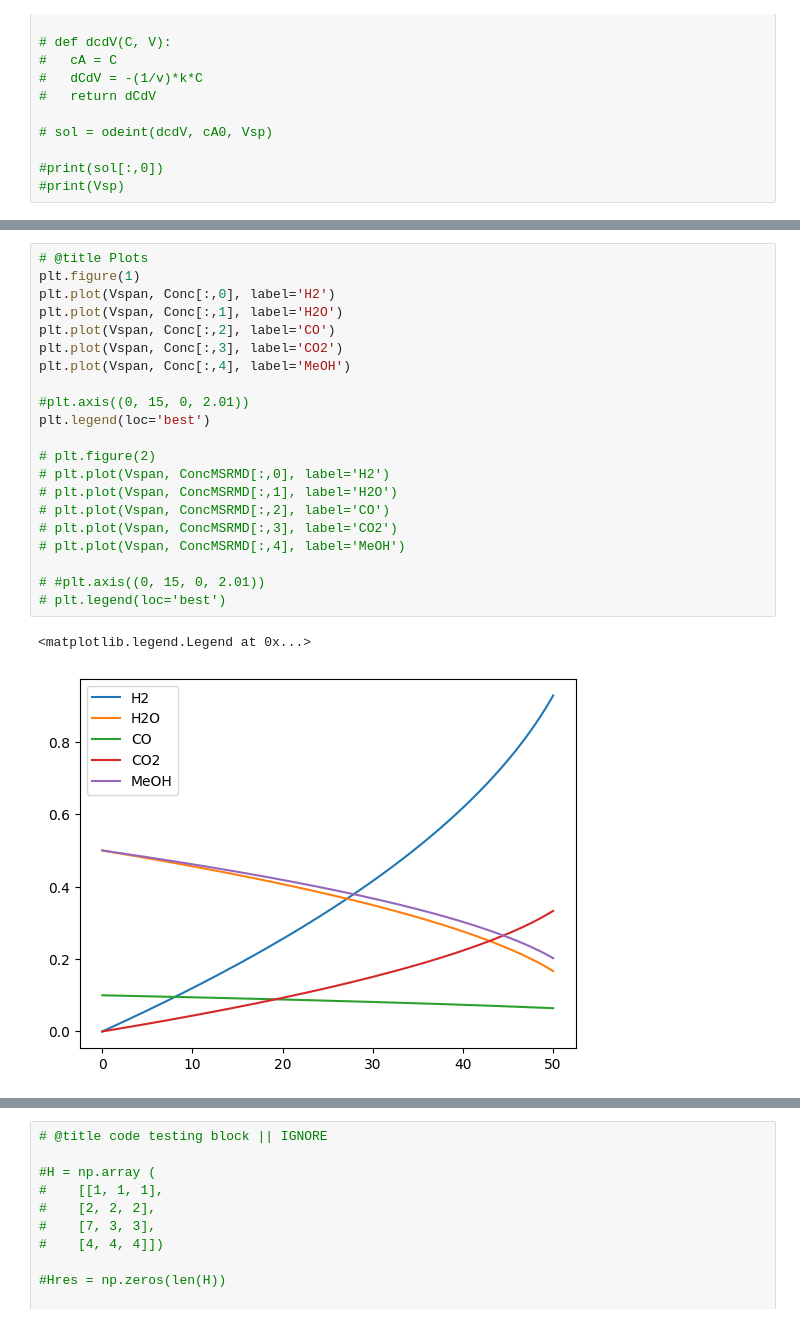
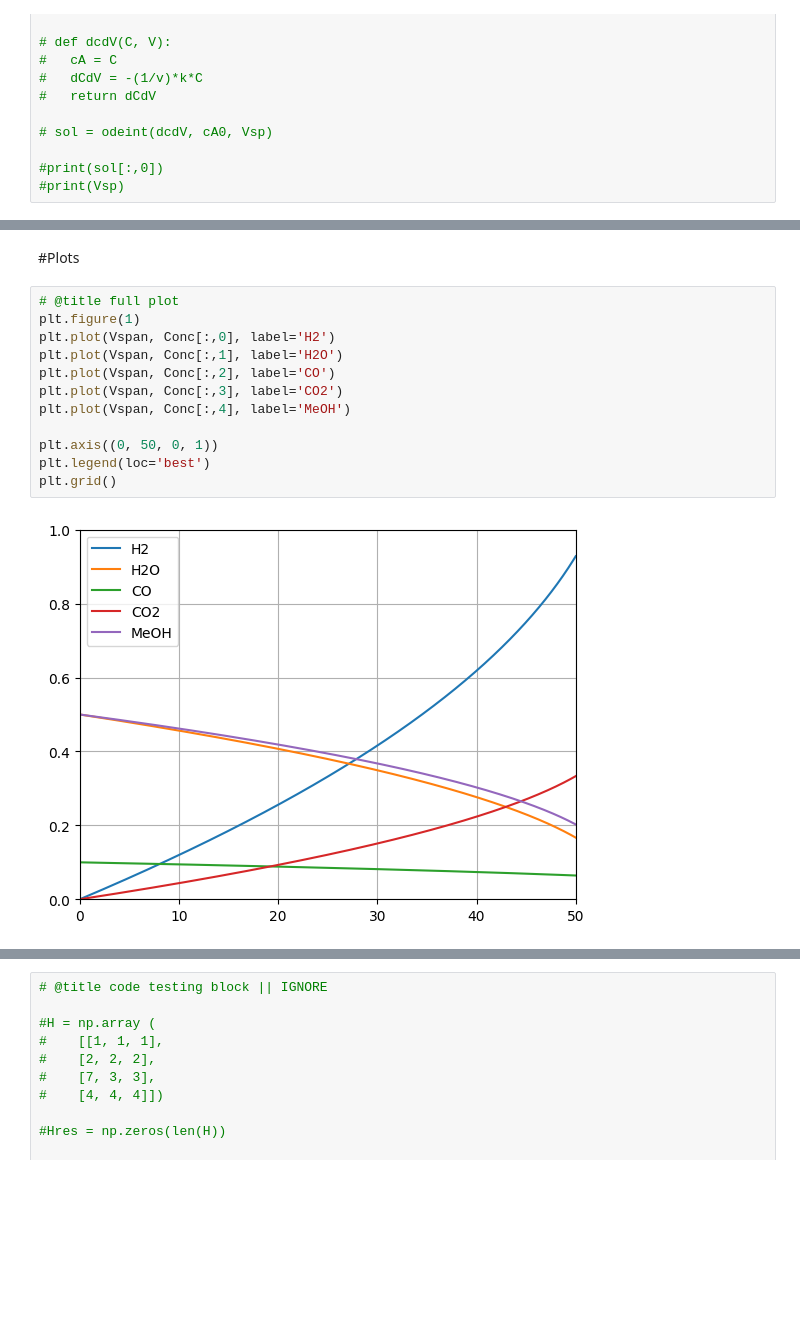
Before and after one commit to DanielGreiner/Masterarbeit, a Jupyter notebook: Isothermal_steady_state_PFR.ipynb, the cells around one changed output, grey strips where cells are left out. Drawn from its saved outputs; the diff is of its cells as text; blank space fills up the shorter version.

Commit message:
tidied up plots and text fields

```diff
--- a/Isothermal_steady_state_PFR.ipynb
+++ b/Isothermal_steady_state_PFR.ipynb
@@ -280,24 +268,16 @@ print(Conc)
+# %% [markdown]
+#Plots
 # %%
-# @title Plots
+# @title full plot
 plt.figure(1)
 plt.plot(Vspan, Conc[:,0], label='H2')
 plt.plot(Vspan, Conc[:,1], label='H2O')
 plt.plot(Vspan, Conc[:,2], label='CO')
 plt.plot(Vspan, Conc[:,3], label='CO2')
 plt.plot(Vspan, Conc[:,4], label='MeOH')
 
-#plt.axis((0, 15, 0, 2.01))
+plt.axis((0, 50, 0, 1))
 plt.legend(loc='best')
-
-# plt.figure(2)
-# plt.plot(Vspan, ConcMSRMD[:,0], label='H2')
-# plt.plot(Vspan, ConcMSRMD[:,1], label='H2O')
-# plt.plot(Vspan, ConcMSRMD[:,2], label='CO')
-# plt.plot(Vspan, ConcMSRMD[:,3], label='CO2')
-# plt.plot(Vspan, ConcMSRMD[:,4], label='MeOH')
-
-# #plt.axis((0, 15, 0, 2.01))
-# plt.legend(loc='best')
+plt.grid()
 # %% [output]
-<matplotlib.legend.Legend at 0x...>
-[figure, old version]
+[figure, new version]
```
Also changed, not shown: parts of 5 cells of this notebook.
